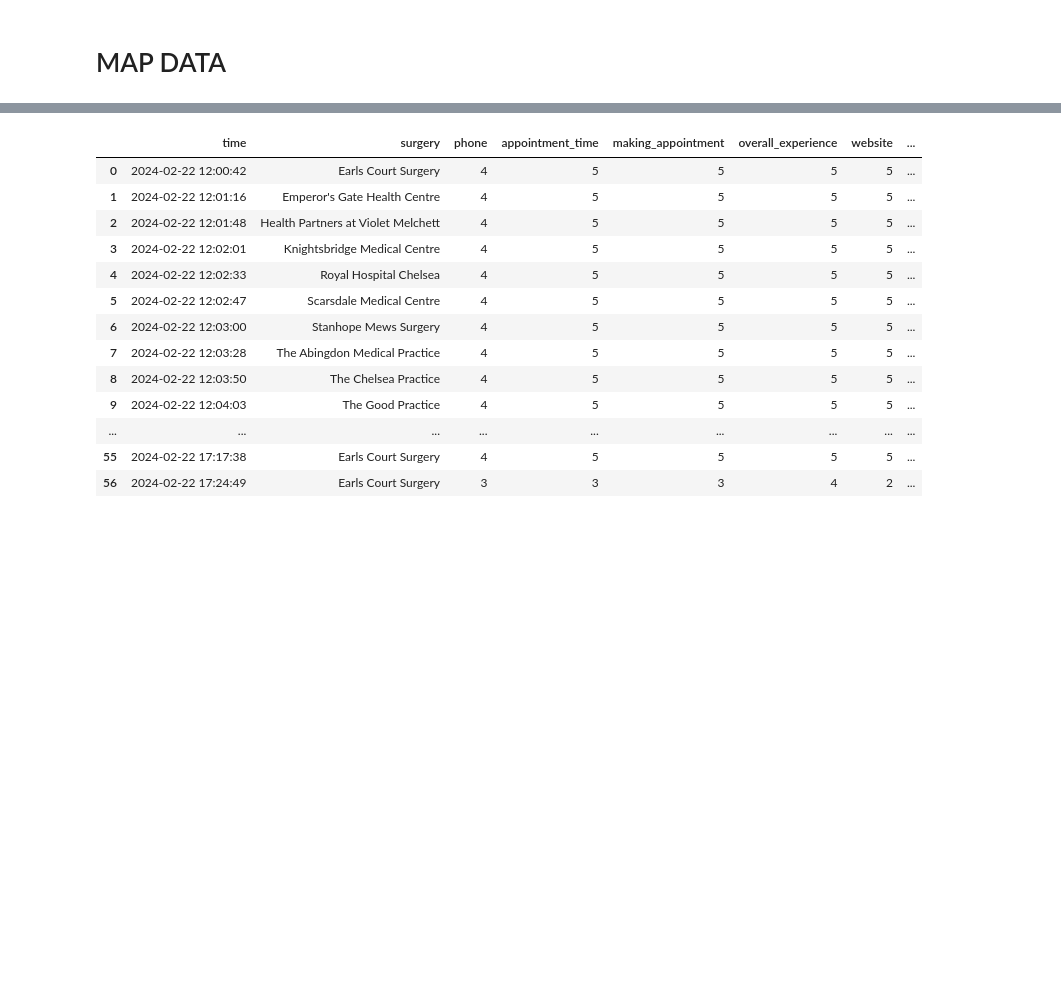
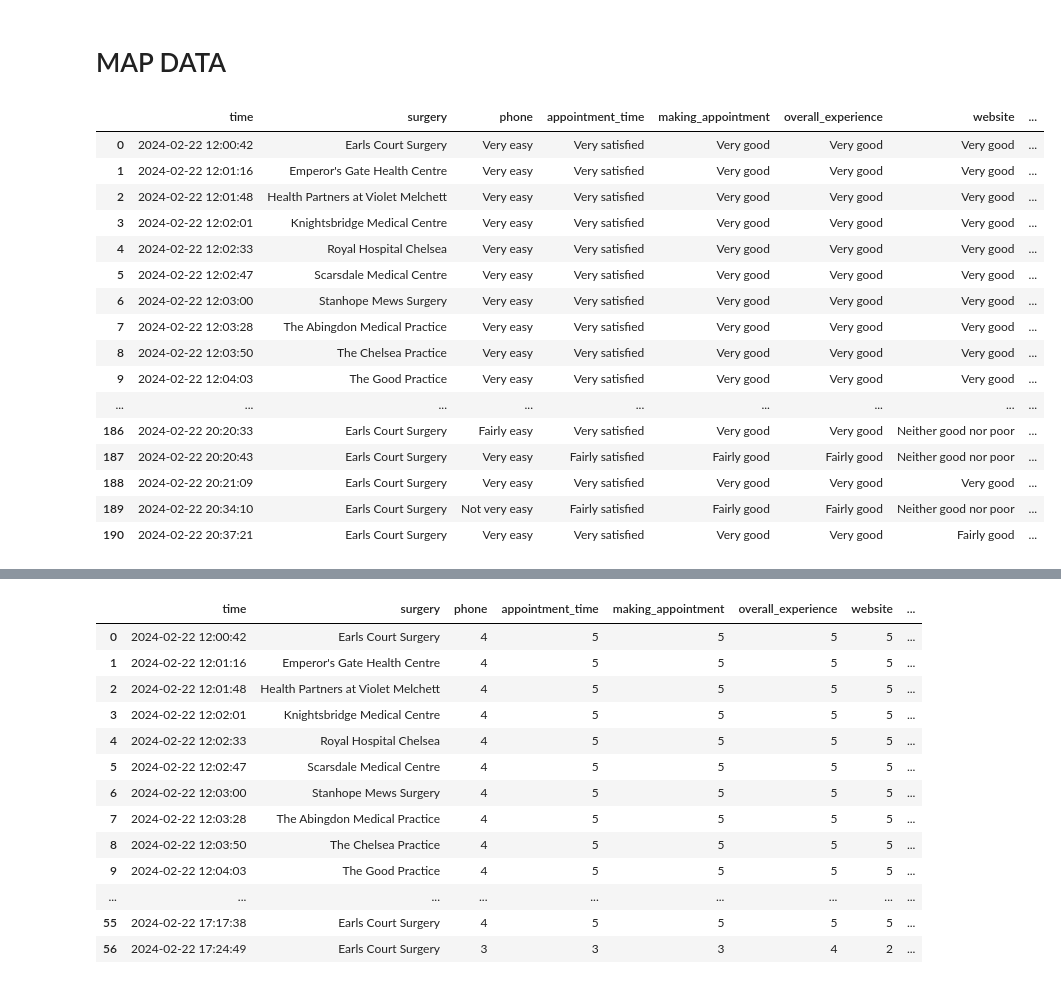
Before and after one commit to janduplessis883/gp-patient-survey, a Jupyter notebook: notebooks/Master Notebook - Duplicate-Copy1.ipynb, the cells around one changed output, grey strips where cells are left out. Drawn from its saved outputs; the diff is of its cells as text; code cells hidden in the pictures; blank space fills up the shorter version.

```diff
--- a/notebooks/Master Notebook - Duplicate-Copy1.ipynb
+++ b/notebooks/Master Notebook - Duplicate-Copy1.ipynb
@@ -114,3 +105,26 @@ data
+# %%
+
+
+
+raw_data
+# %% [output]
+|  | time | surgery | phone | appointment_time | making_appointment | overall_experience | website | ... |
+| 0 | 2024-02-22 12:00:42 | Earls Court Surgery | Very easy | Very satisfied | Very good | Very good | Very good | ... |
+| 1 | 2024-02-22 12:01:16 | Emperor's Gate Health Centre | Very easy | Very satisfied | Very good | Very good | Very good | ... |
+| 2 | 2024-02-22 12:01:48 | Health Partners at Violet Melchett | Very easy | Very satisfied | Very good | Very good | Very good | ... |
+| 3 | 2024-02-22 12:02:01 | Knightsbridge Medical Centre | Very easy | Very satisfied | Very good | Very good | Very good | ... |
+| 4 | 2024-02-22 12:02:33 | Royal Hospital Chelsea | Very easy | Very satisfied | Very good | Very good | Very good | ... |
+| 5 | 2024-02-22 12:02:47 | Scarsdale Medical Centre | Very easy | Very satisfied | Very good | Very good | Very good | ... |
+| 6 | 2024-02-22 12:03:00 | Stanhope Mews Surgery | Very easy | Very satisfied | Very good | Very good | Very good | ... |
+| 7 | 2024-02-22 12:03:28 | The Abingdon Medical Practice | Very easy | Very satisfied | Very good | Very good | Very good | ... |
+| 8 | 2024-02-22 12:03:50 | The Chelsea Practice | Very easy | Very satisfied | Very good | Very good | Very good | ... |
+| 9 | 2024-02-22 12:04:03 | The Good Practice | Very easy | Very satisfied | Very good | Very good | Very good | ... |
+| ... | ... | ... | ... | ... | ... | ... | ... | ... |
+| 186 | 2024-02-22 20:20:33 | Earls Court Surgery | Fairly easy | Very satisfied | Very good | Very good | Neither good nor poor | ... |
+| 187 | 2024-02-22 20:20:43 | Earls Court Surgery | Very easy | Fairly satisfied | Fairly good | Fairly good | Neither good nor poor | ... |
+| 188 | 2024-02-22 20:21:09 | Earls Court Surgery | Very easy | Very satisfied | Very good | Very good | Very good | ... |
+| 189 | 2024-02-22 20:34:10 | Earls Court Surgery | Not very easy | Fairly satisfied | Fairly good | Fairly good | Neither good nor poor | ... |
+| 190 | 2024-02-22 20:37:21 | Earls Court Surgery | Very easy | Very satisfied | Very good | Very good | Fairly good | ... |
 # %%
 data.columns
 # %% [output]
```
Also changed, not shown: parts of 4 cells of this notebook, 2 other files.
